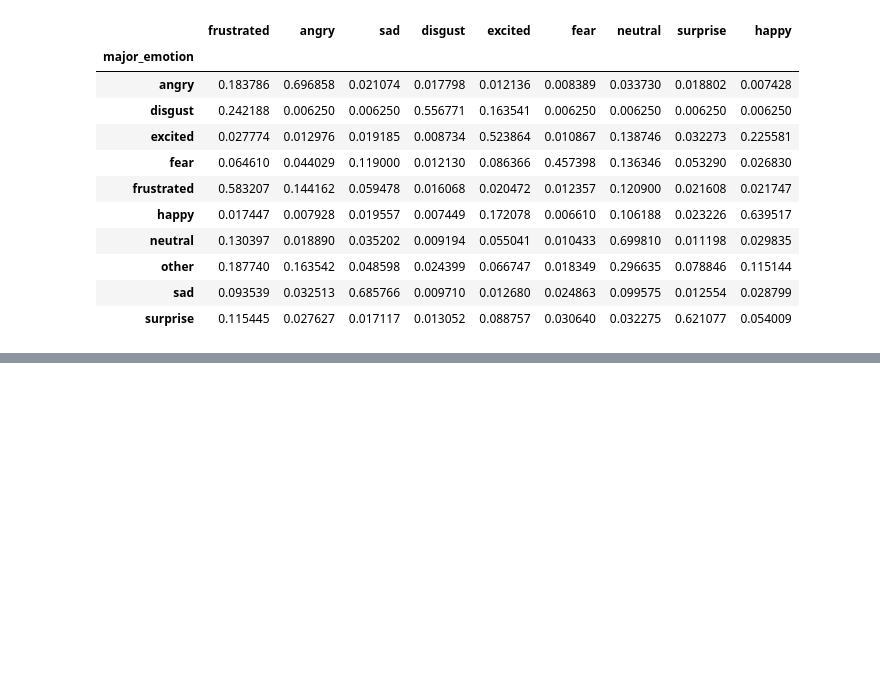
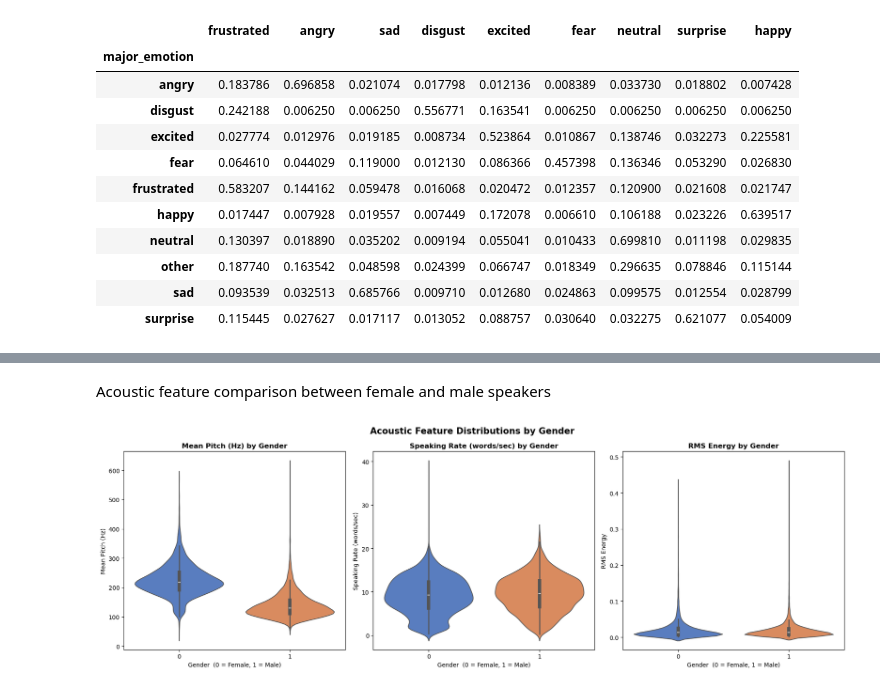
Before and after one commit to almahova/iemocap-proj, a Jupyter notebook: notebooks/iemocap-analysis.ipynb, the cells around one changed output, grey strips where cells are left out. Saved outputs shown, nothing was run; the diff lists cells and outputs as text; code cells hidden in the pictures; blank space fills up the shorter version.

```diff
--- a/notebooks/iemocap-analysis.ipynb
+++ b/notebooks/iemocap-analysis.ipynb
@@ -367,0 +501,27 @@ plt.show()
+# %% [markdown]
+Acoustic feature comparison between female and male speakers
+# %%
+acoustic_features = ['pitch_mean', 'speaking_rate', 'rms']
+feature_labels = ['Mean Pitch (Hz)', 'Speaking Rate (words/sec)', 'RMS Energy']
+
+fig, axes = plt.subplots(1, 3, figsize=(18, 6))
+
+for i, (feat, label) in enumerate(zip(acoustic_features, feature_labels)):
+    sns.violinplot(
+        data=df_eda,
+        x='gender',
+        y=feat,
+        ax=axes[i],
+        palette='muted',
+        hue='gender',
+        legend=False
+    )
+    axes[i].set_title(f'{label} by Gender', fontsize=12, weight='bold')
+    axes[i].set_xlabel('Gender  (0 = Female, 1 = Male)')
+    axes[i].set_ylabel(label)
+
+fig.suptitle('Acoustic Feature Distributions by Gender', fontsize=15, weight='bold')
+plt.tight_layout()
+plt.show()
+# %% [output]
+[figure, added]
```
Also changed, not shown: parts of 29 cells of this notebook.
